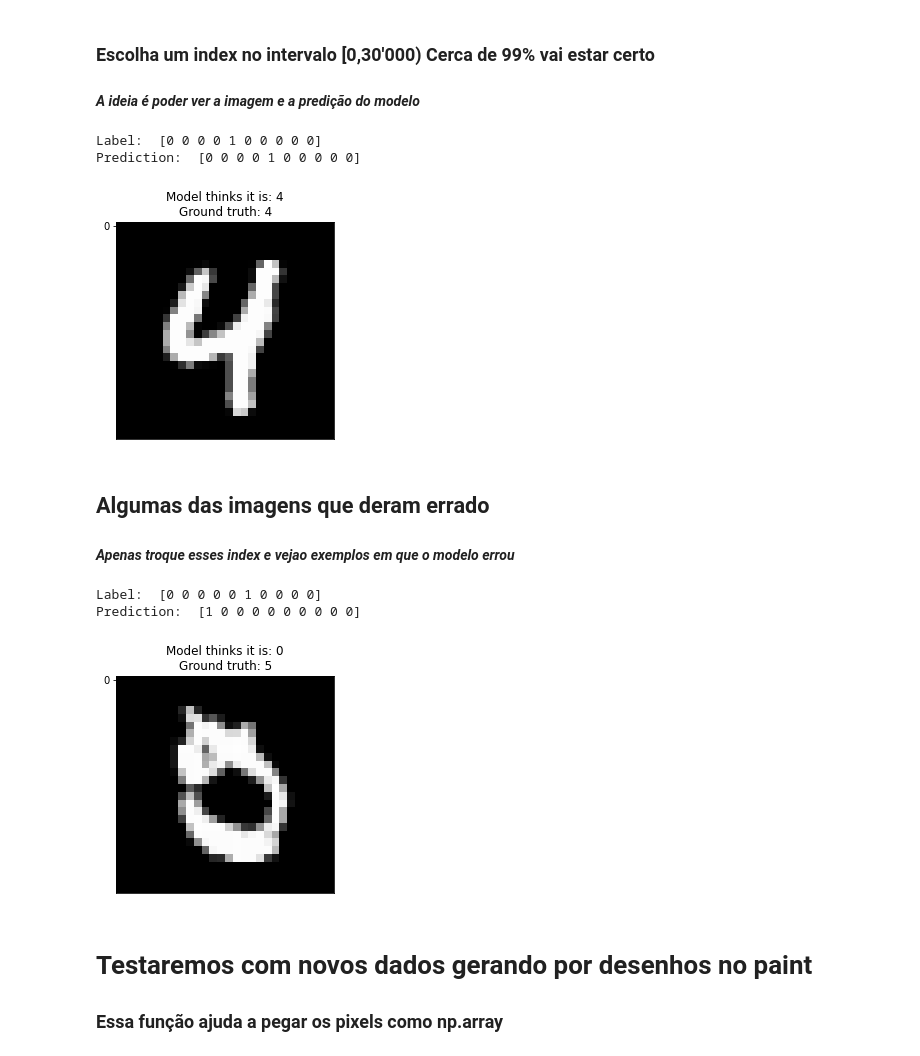
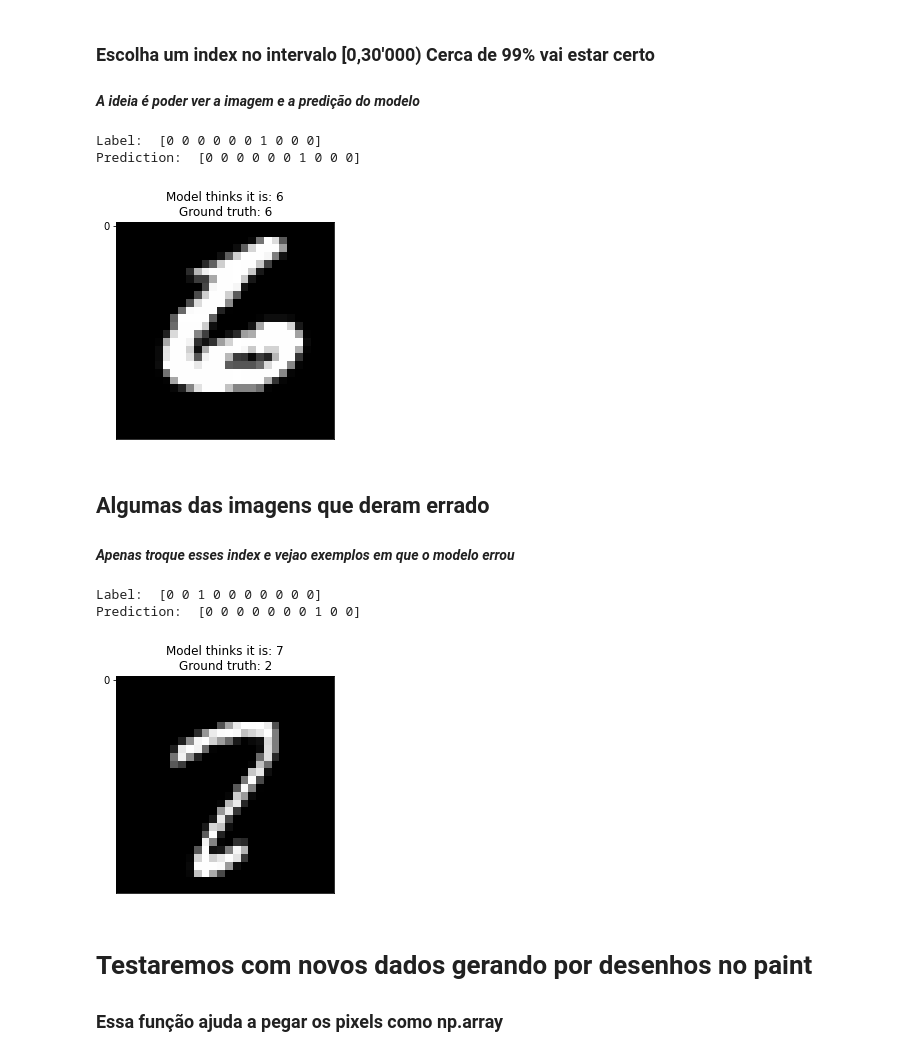
Before and after one commit to evertonse/Custom-DL-Model-using-MNIST, a Jupyter notebook: MNIST Model.ipynb, the cells around one changed output. Cells and saved outputs as stored; diff of their text form; code cells hidden in the pictures.

```diff
--- a/MNIST Model.ipynb
+++ b/MNIST Model.ipynb
@@ -192,23 +173,23 @@ Acurácia:  0.9619285714285715
 #### *A ideia é poder ver a imagem e a predição do modelo*
 # %%
 # Escolha um index no intervalo [0,2800'000) Cerca de 96% vai estar certo
-index = 300
+index = 27999
 test_prediction(index,test_data_being_used,model)
 # %% [output]
-Label:  [0 0 0 0 1 0 0 0 0 0]
-Prediction:  [0 0 0 0 1 0 0 0 0 0]
+Label:  [0 0 0 0 0 0 1 0 0 0]
+Prediction:  [0 0 0 0 0 0 1 0 0 0]
-[figure, old version]
+[figure, new version]
 # %% [markdown]
 ## Algumas das imagens que deram errado
 #### *Apenas troque esses index e vejao exemplos em que o modelo errou*
 # %%
-# Alguns dos indexes errados:26522,27839,21073,21558 (usando 28k testing_data)
-index_errado = 21558
+# Alguns dos indexes errados: 21073, 27839, 26522, 21558 (usando 28k testing_data)
+index_errado = 27839
 test_prediction(index_errado,test_data_being_used,model)
 # %% [output]
-Label:  [0 0 0 0 0 1 0 0 0 0]
-Prediction:  [1 0 0 0 0 0 0 0 0 0]
+Label:  [0 0 1 0 0 0 0 0 0 0]
+Prediction:  [0 0 0 0 0 0 0 1 0 0]
-[figure, old version]
+[figure, new version]
 # %% [markdown]
 # Testaremos com novos dados gerando por desenhos no paint
 ### Essa função ajuda a pegar os pixels como np.array
```
Also changed, not shown: parts of 5 cells of this notebook.
